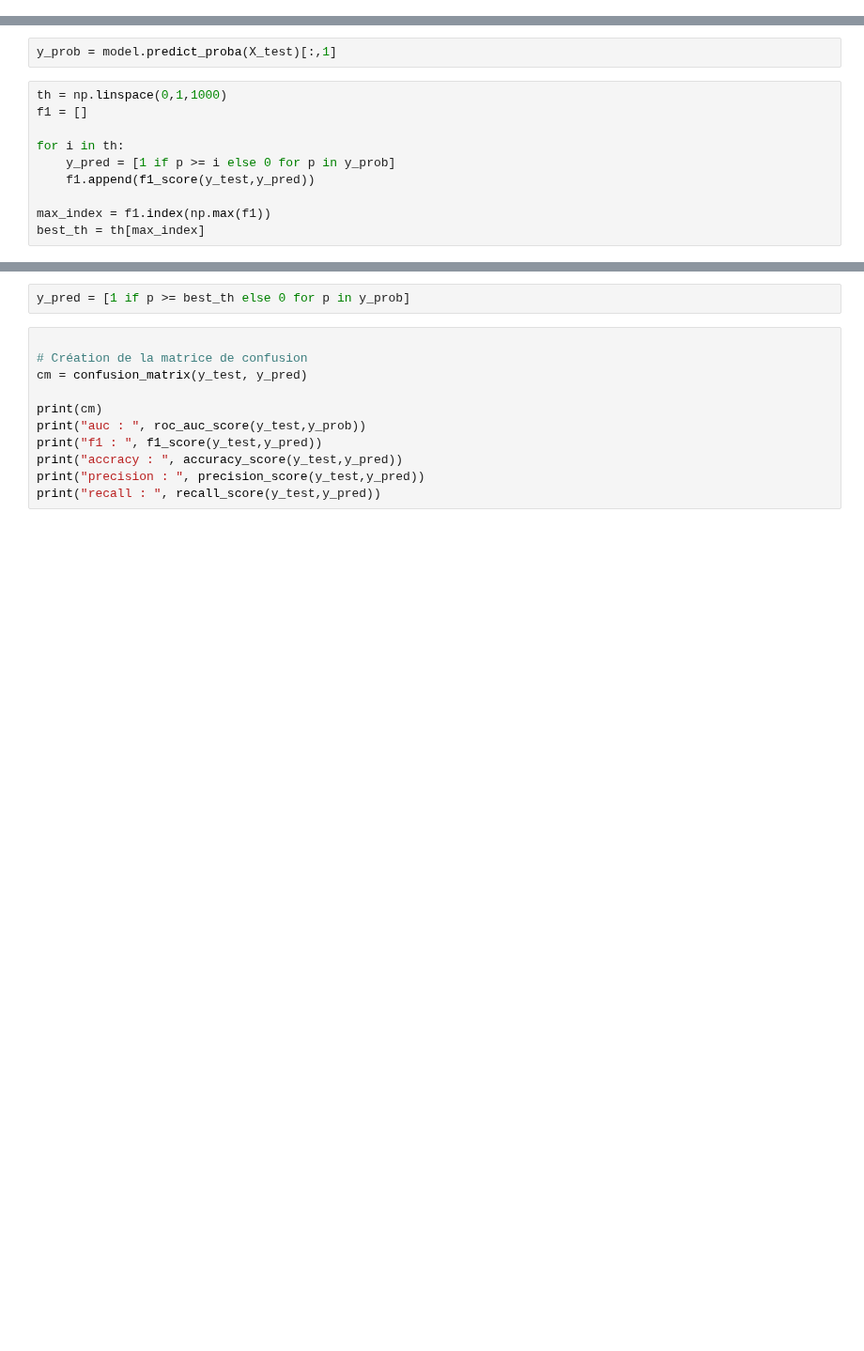
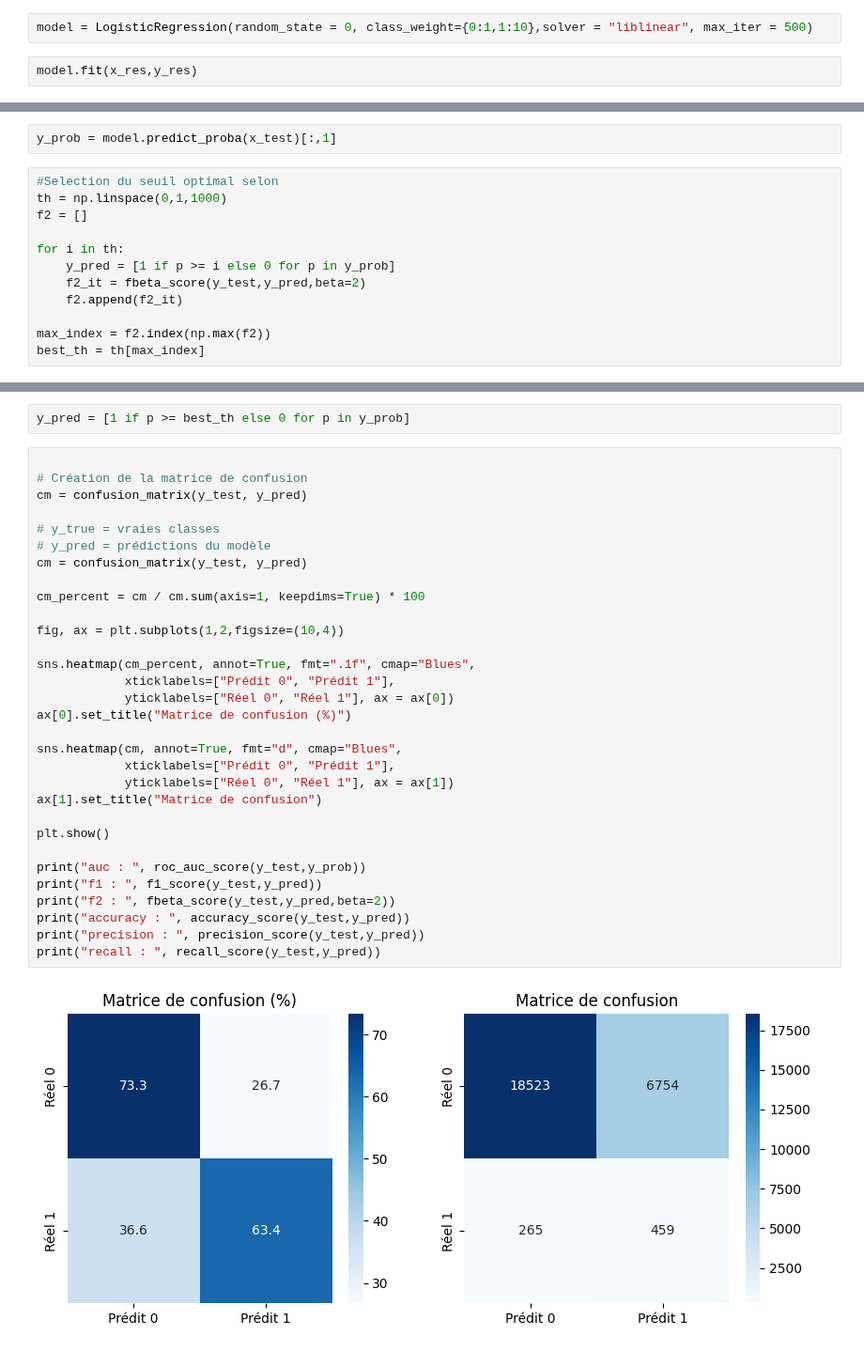
Before and after one commit to guillaume77176/JeMeLance, a Jupyter notebook: notebooks/Modélisation_RNE.ipynb, the cells around one changed output, grey strips where cells are left out. Shown at 94% size. Saved outputs shown, nothing was run; the diff lists cells and outputs as text; blank space fills up the shorter version.

```diff
--- a/notebooks/Modélisation_RNE.ipynb
+++ b/notebooks/Modélisation_RNE.ipynb
@@ -102,0 +47,4 @@ Pipeline(steps=[('preprocess',
+# %%
+model = LogisticRegression(random_state = 0, class_weight={0:1,1:10},solver = "liblinear", max_iter = 500)
+# %%
+model.fit(x_res,y_res)
@@ -103,14 +54,16 @@ Pipeline(steps=[('preprocess',
 # %%
-y_prob = model.predict_proba(X_test)[:,1]
+y_prob = model.predict_proba(x_test)[:,1]
 # %%
+#Selection du seuil optimal selon
 th = np.linspace(0,1,1000)
-f1 = []
+f2 = []
 
 for i in th:
     y_pred = [1 if p >= i else 0 for p in y_prob]
-    f1.append(f1_score(y_test,y_pred))
+    f2_it = fbeta_score(y_test,y_pred,beta=2)
+    f2.append(f2_it)
 
-max_index = f1.index(np.max(f1))
+max_index = f2.index(np.max(f2))
 best_th = th[max_index]
 # %%
 print(best_th)
@@ -121,12 +74,33 @@ y_pred = [1 if p >= best_th else 0 for p in y_prob]
 # %%
 
 # Création de la matrice de confusion
 cm = confusion_matrix(y_test, y_pred)
 
-print(cm)
+# y_true = vraies classes
+# y_pred = prédictions du modèle
+cm = confusion_matrix(y_test, y_pred)
+
+cm_percent = cm / cm.sum(axis=1, keepdims=True) * 100
+
+fig, ax = plt.subplots(1,2,figsize=(10,4))
+
+sns.heatmap(cm_percent, annot=True, fmt=".1f", cmap="Blues",
+            xticklabels=["Prédit 0", "Prédit 1"],
+            yticklabels=["Réel 0", "Réel 1"], ax = ax[0])
+ax[0].set_title("Matrice de confusion (%)")
+
+sns.heatmap(cm, annot=True, fmt="d", cmap="Blues",
+            xticklabels=["Prédit 0", "Prédit 1"],
+            yticklabels=["Réel 0", "Réel 1"], ax = ax[1])
+ax[1].set_title("Matrice de confusion")
+
+plt.show()
+
 print("auc : ", roc_auc_score(y_test,y_prob))
 print("f1 : ", f1_score(y_test,y_pred))
-print("accracy : ", accuracy_score(y_test,y_pred))
+print("f2 : ", fbeta_score(y_test,y_pred,beta=2))
+print("accuracy : ", accuracy_score(y_test,y_pred))
 print("precision : ", precision_score(y_test,y_pred))
 print("recall : ", recall_score(y_test,y_pred))
 # %% [output]
+[figure, added]
```
Also changed, not shown: parts of 17 cells of this notebook, 2 other files.
